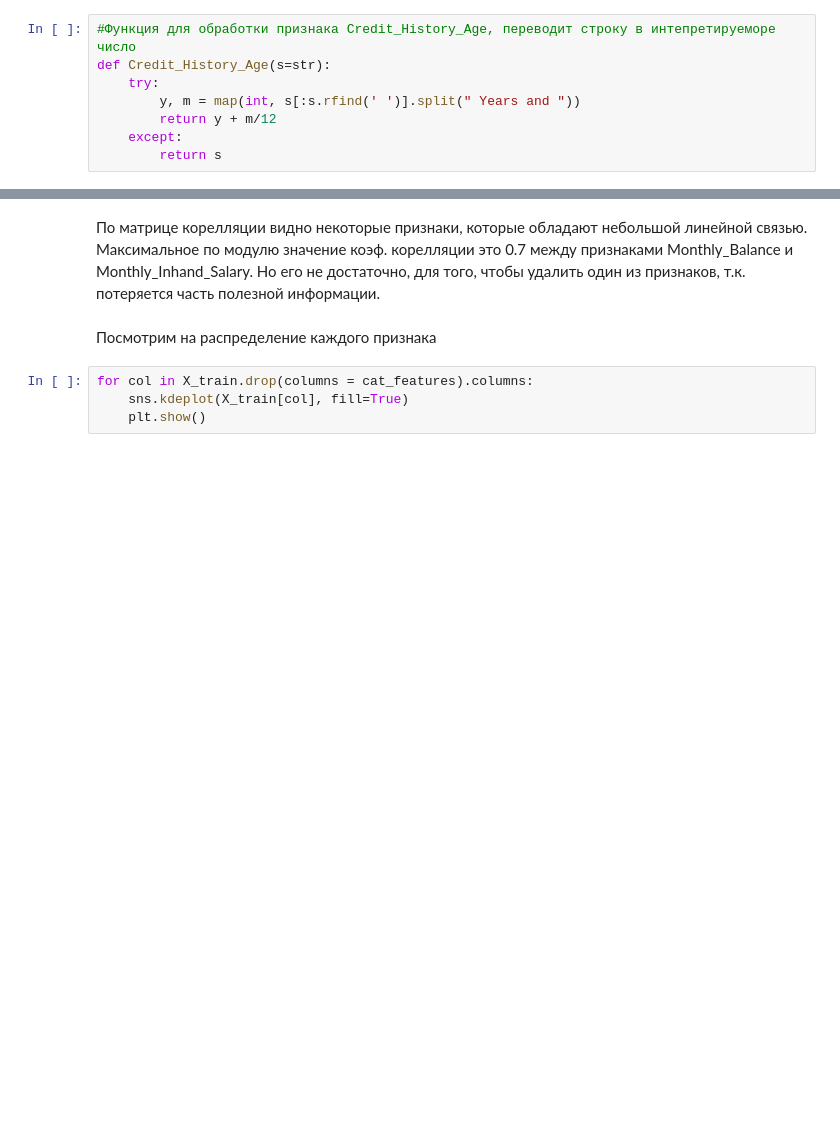
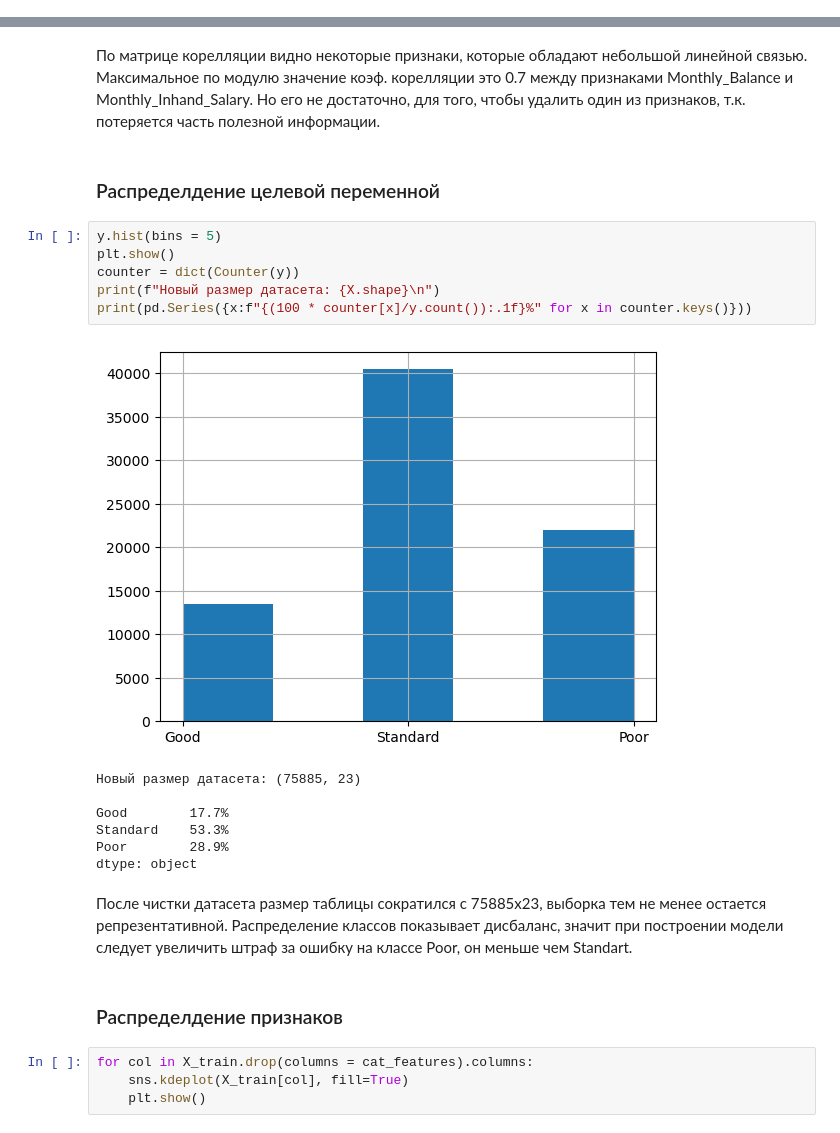
Before and after one commit to Vladlen1708/Credit-score-first-pet-project-, a Jupyter notebook: Credit_score.ipynb, the cells around one changed output, grey strips where cells are left out. Saved outputs shown, nothing was run; the diff lists cells and outputs as text; blank space fills up the shorter version.

```diff
--- a/Credit_score.ipynb
+++ b/Credit_score.ipynb
@@ -65,11 +69,3 @@ train.describe()
 | 50% | 3093.745000 | 6.000000 | 5.00000 | 13.000000 | 18.000000 | ... |
 | 75% | 5957.448333 | 7.000000 | 7.00000 | 20.000000 | 28.000000 | ... |
 | max | 15204.633333 | 1798.000000 | 1499.00000 | 5797.000000 | 67.000000 | ... |
-# %%
-#Функция для обработки признака Credit_History_Age, переводит строку в интепретируеморе число
-def Credit_History_Age(s=str):
-    try:
-        y, m = map(int, s[:s.rfind(' ')].split(" Years and "))
-        return y + m/12
-    except:
-        return s
@@ -160,8 +166,26 @@ plt.show()
 [figure]
 # %% [markdown]
 По матрице корелляции видно некоторые признаки, которые обладают небольшой линейной связью. Максимальное по модулю значение коэф. корелляции это 0.7 между признаками Monthly_Balance и Monthly_Inhand_Salary. Но его не достаточно, для того, чтобы удалить один из признаков, т.к. потеряется часть полезной информации.
+# %% [markdown]
+### Распределдение целевой переменной
+# %%
+y.hist(bins = 5)
+plt.show()
+counter = dict(Counter(y))
+print(f"Новый размер датасета: {X.shape}\n")
+print(pd.Series({x:f"{(100 * counter[x]/y.count()):.1f}%" for x in counter.keys()}))
+# %% [output]
+[figure, added]
+Новый размер датасета: (75885, 23)
+
+Good        17.7%
+Standard    53.3%
+Poor        28.9%
+dtype: object
+# %% [markdown]
+После чистки датасета размер таблицы сократился с 75885x23, выборка тем не менее остается репрезентативной. Распределение классов показывает дисбаланс, значит при построении модели следует увеличить штраф за ошибку на классе Poor, он меньше чем Standart.
 # %% [markdown]
-Посмотрим на распределение каждого признака
+### Распределдение признаков
 # %%
 for col in X_train.drop(columns = cat_features).columns:
     sns.kdeplot(X_train[col], fill=True)
```
Also changed, not shown: parts of 18 cells of this notebook.
